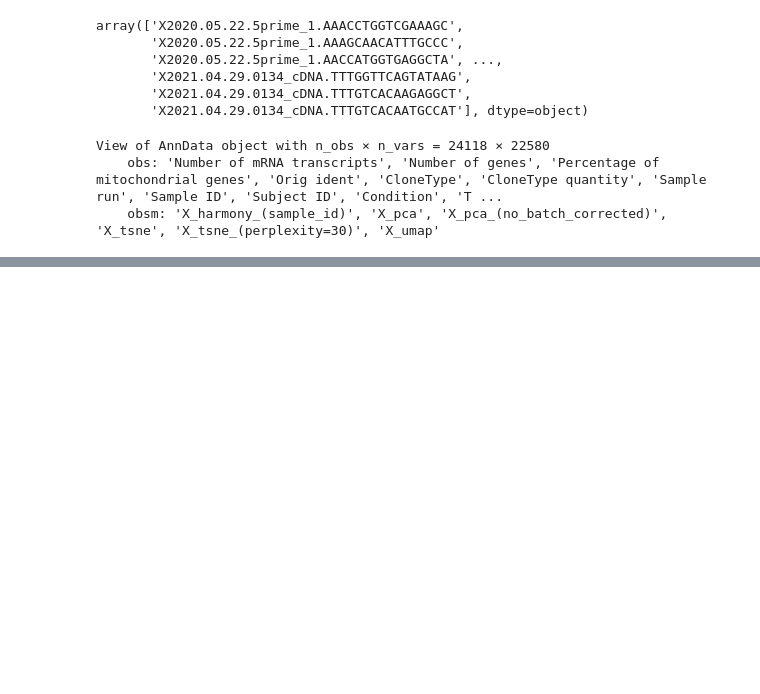
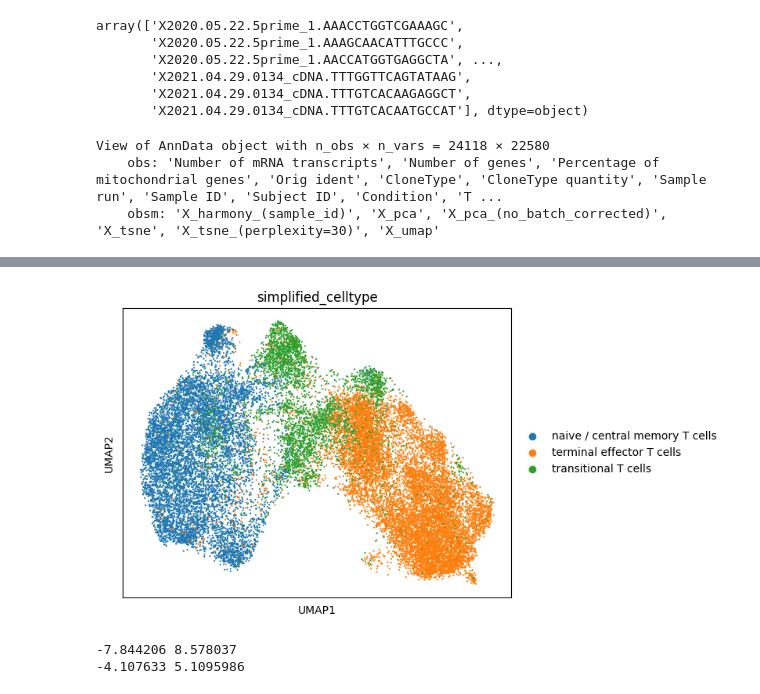
Before and after one commit to sondvo/clonotype_analyses, a Jupyter notebook: TCR_analysis.ipynb, the cells around one changed output, grey strips where cells are left out. Saved outputs shown, nothing was run; the diff lists cells and outputs as text; code cells hidden in the pictures; blank space fills up the shorter version.

```diff
--- a/TCR_analysis.ipynb
+++ b/TCR_analysis.ipynb
@@ -677,0 +680,23 @@ scanpy.pl.umap(filtered_adata, color=["Author's cell type"], s=5)
+# %%
+simplified_celltypes = {
+    'CD4+ Naive': 'naive / central memory T cells',
+    'CD4+ Activated': 'naive / central memory T cells',
+    'CD4+ central memory T (CD4+ TCM)': 'naive / central memory T cells',
+    'CD8+ Naive': 'naive / central memory T cells',
+    'Regulatory T cell (Treg)': 'naive / central memory T cells',
+    'Mucosal-associated invariant T (MAIT)': 'transitional T cells',
+    'CD8+ tissue-resident memory T (TRM)': 'transitional T cells',
+    'CD8+ Cytotoxic': 'terminal effector T cells',
+    'CD8+ GZMK+': 'terminal effector T cells',
+    'CD8+ IFN+': 'terminal effector T cells',
+    'CD8+ NK-like': 'terminal effector T cells',
+    'Gamma-delta T cell (gd T)': 'terminal effector T cells',
+}
+# %%
+filtered_adata.obs['simplified_celltype'] = [simplified_celltypes[i] for i in filtered_adata.obs["Author's cell type"]]
+# %%
+fig, ax = plt.subplots(nrows=1, ncols=1)
+scanpy.pl.umap(filtered_adata, color=["simplified_celltype"], s=10, ax=ax)
+plt.show()
+# %% [output]
+[figure, added]
@@ -677,0 +708,6 @@ scanpy.pl.umap(filtered_adata, color=["Author's cell type"], s=5)
+# %%
+print (x_min, x_max)
+print (y_min, y_max)
+# %% [output]
+-7.844206 8.578037
+-4.107633 5.1095986
```
Also changed, not shown: parts of 9 cells of this notebook.
